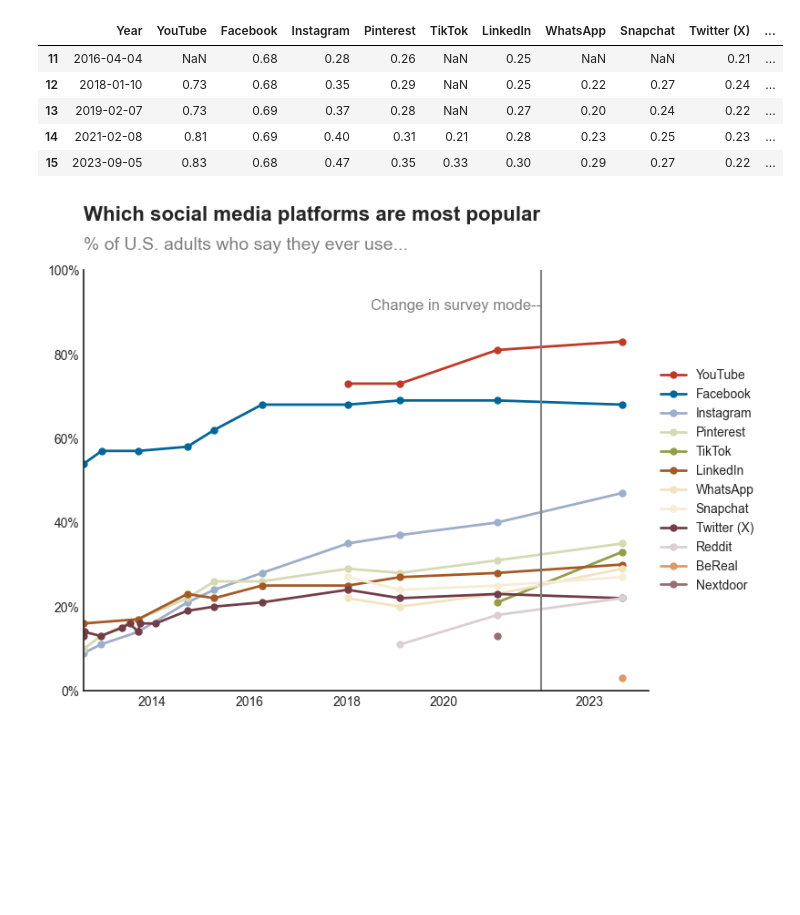
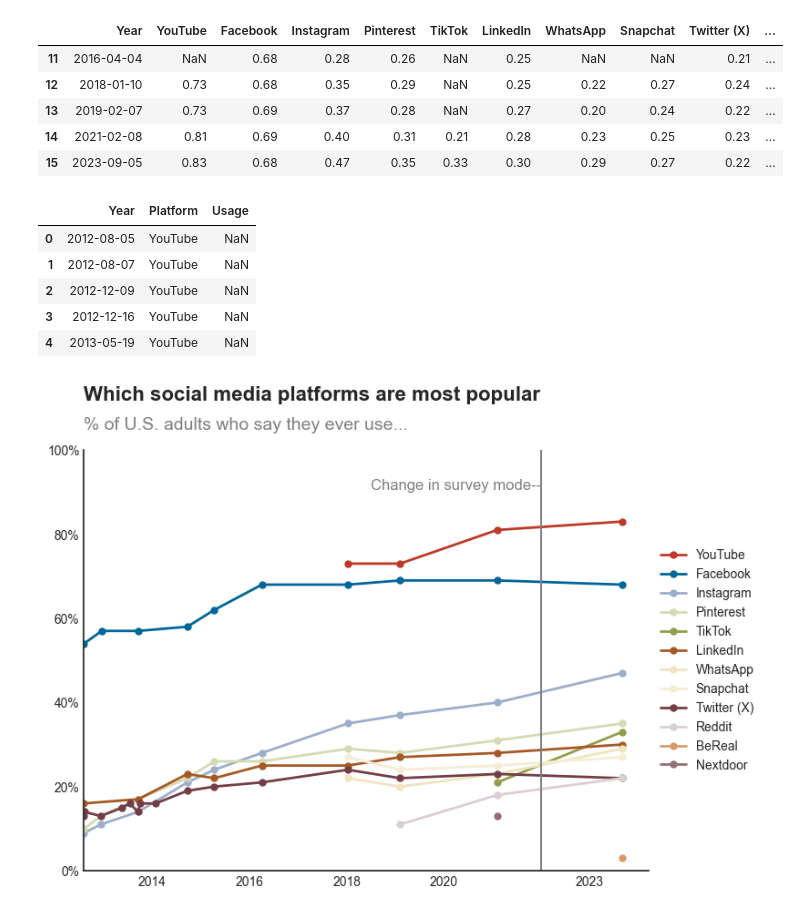
Before and after one commit to nusduck/DSS5201_TeamProject, a Jupyter notebook: src/data_tide.ipynb, the cells around one changed output. Cells and saved outputs as stored; diff of their text form; code cells hidden in the pictures; blank space fills up the shorter version.

```diff
--- a/src/data_tide.ipynb
+++ b/src/data_tide.ipynb
@@ -72,4 +3,0 @@ table_tidy(data, 'Political Affiliation')
-# %%
-for i in Dimension:
-    print(table_tidy(data, i).head(1))
-    print("\n")
@@ -158,6 +67,23 @@ data2.tail()
 | 13 | 2019-02-07 | 0.73 | 0.69 | 0.37 | 0.28 | NaN | 0.27 | 0.20 | 0.24 | 0.22 | ... |
 | 14 | 2021-02-08 | 0.81 | 0.69 | 0.40 | 0.31 | 0.21 | 0.28 | 0.23 | 0.25 | 0.23 | ... |
 | 15 | 2023-09-05 | 0.83 | 0.68 | 0.47 | 0.35 | 0.33 | 0.30 | 0.29 | 0.27 | 0.22 | ... |
+# %%
+# 使用所有平台
+selected_platforms = list(data2.columns[1:])  # 所有平台
+
+# 筛选数据
+df = data2[['Year'] + selected_platforms]
+
+# 将数据从宽表转换为长表
+df_melted = df.melt(id_vars='Year', value_vars=selected_platforms, var_name='Platform', value_name='Usage')
+df_melted.head()
+# %% [output]
+|  | Year | Platform | Usage |
+| 0 | 2012-08-05 | YouTube | NaN |
+| 1 | 2012-08-07 | YouTube | NaN |
+| 2 | 2012-12-09 | YouTube | NaN |
+| 3 | 2012-12-16 | YouTube | NaN |
+| 4 | 2013-05-19 | YouTube | NaN |
 # %%
 # return the unique values of the Year of the first date
 x_l = list(data2['Year'].dt.to_period('Y').dt.start_time.unique())
```
Also changed, not shown: parts of 9 cells of this notebook, 2 other files.
